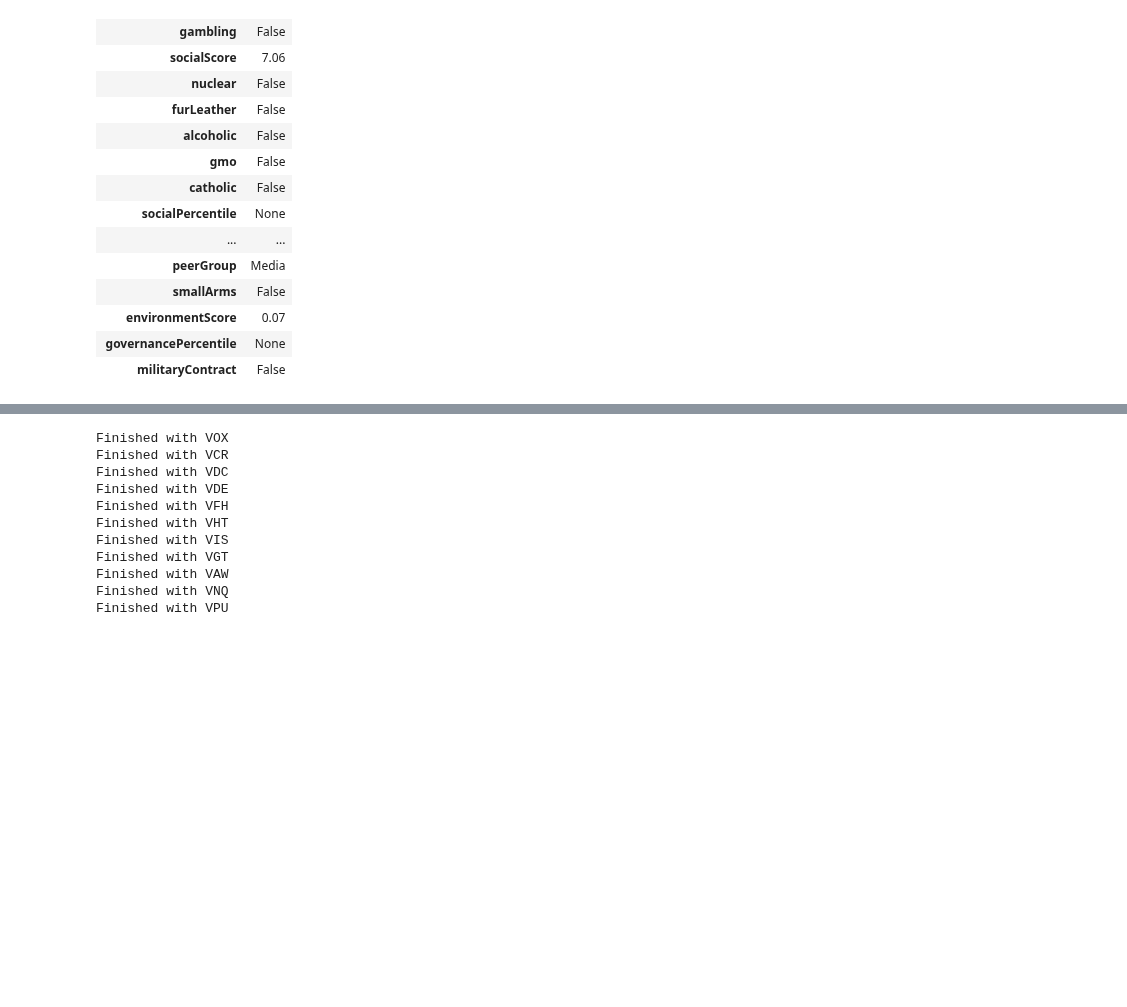
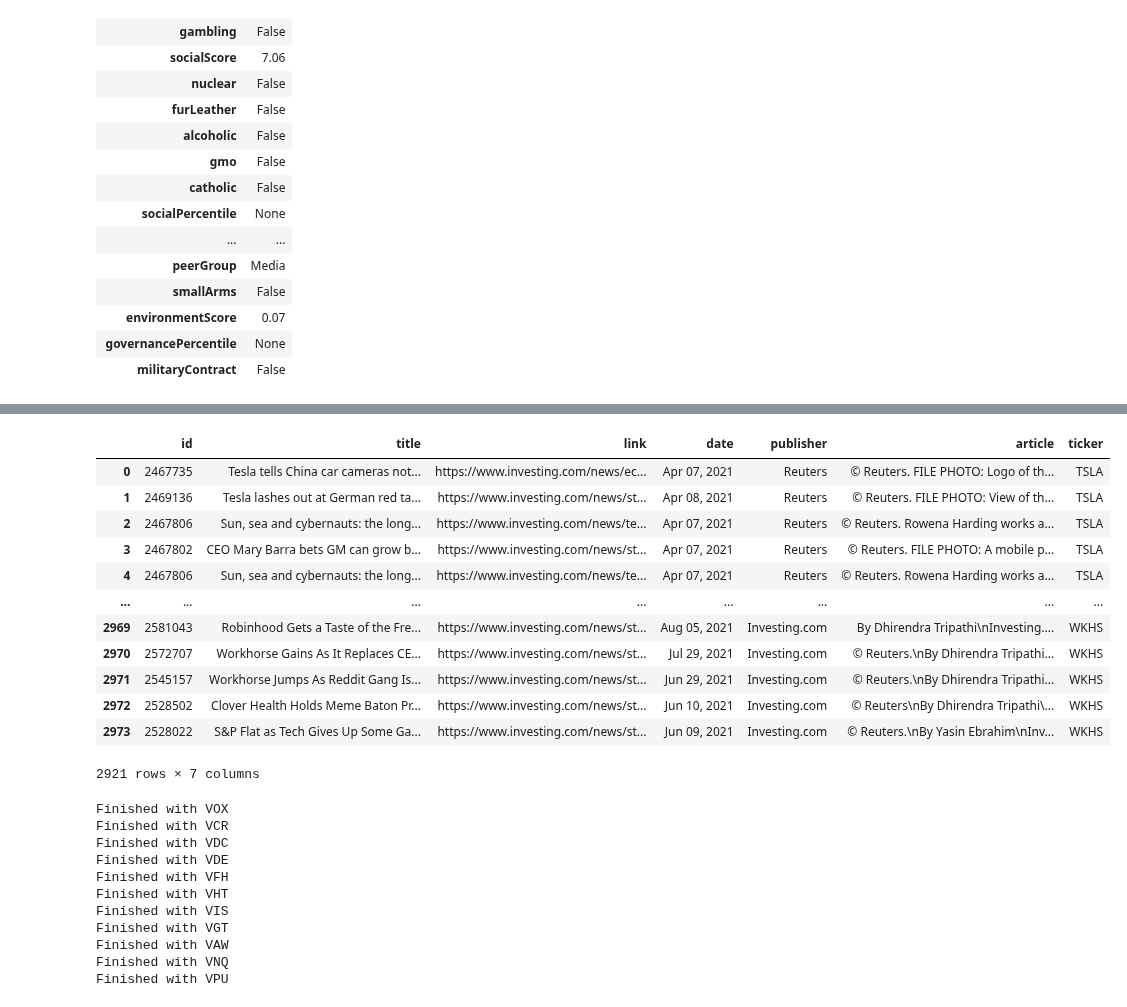
Before and after one commit to kyle-rgb/Discord_Project, a Jupyter notebook: notebooks/Data_Cleaning.ipynb, the cells around one changed output, grey strips where cells are left out. Saved outputs shown, nothing was run; the diff lists cells and outputs as text; code cells hidden in the pictures; blank space fills up the shorter version.

Commit message:
Article Scraper Data Checkpoint

```diff
--- a/notebooks/Data_Cleaning.ipynb
+++ b/notebooks/Data_Cleaning.ipynb
@@ -2642,0 +2685,2 @@ dis_info
+# %%
+caps["pageLoadStrategy"] = "eager"
@@ -2642,0 +2689,2 @@ dis_info
+# %%
+test_df = pd.DataFrame()
@@ -2642,0 +2783,5 @@ dis_info
+# %%
+pat = re.compile("\?cid=\d+")
+# %%
+co_array= [{"company":"PFE", "start":250, "stop":75,  "url": "https://www.investing.com/equities/pfizer-news"},
+]
@@ -2643,3 +2853,19 @@ dis_info
+# %%
+test_df
+# %% [output]
+|  | id | title | link | date | publisher | article | ticker |
+| 0 | 2467735 | Tesla tells China car cameras not... | https://www.investing.com/news/ec... | Apr 07, 2021 | Reuters | © Reuters. FILE PHOTO: Logo of th... | TSLA |
+| 1 | 2469136 | Tesla lashes out at German red ta... | https://www.investing.com/news/st... | Apr 08, 2021 | Reuters | © Reuters. FILE PHOTO: View of th... | TSLA |
+| 2 | 2467806 | Sun, sea and cybernauts: the long... | https://www.investing.com/news/te... | Apr 07, 2021 | Reuters | © Reuters. Rowena Harding works a... | TSLA |
+| 3 | 2467802 | CEO Mary Barra bets GM can grow b... | https://www.investing.com/news/st... | Apr 07, 2021 | Reuters | © Reuters. FILE PHOTO: A mobile p... | TSLA |
+| 4 | 2467806 | Sun, sea and cybernauts: the long... | https://www.investing.com/news/te... | Apr 07, 2021 | Reuters | © Reuters. Rowena Harding works a... | TSLA |
+| ... | ... | ... | ... | ... | ... | ... | ... |
+| 2969 | 2581043 | Robinhood Gets a Taste of the Fre... | https://www.investing.com/news/st... | Aug 05, 2021 | Investing.com | By Dhirendra Tripathi\nInvesting.... | WKHS |
+| 2970 | 2572707 | Workhorse Gains As It Replaces CE... | https://www.investing.com/news/st... | Jul 29, 2021 | Investing.com | © Reuters.\nBy Dhirendra Tripathi... | WKHS |
+| 2971 | 2545157 | Workhorse Jumps As Reddit Gang Is... | https://www.investing.com/news/st... | Jun 29, 2021 | Investing.com | © Reuters.\nBy Dhirendra Tripathi... | WKHS |
+| 2972 | 2528502 | Clover Health Holds Meme Baton Pr... | https://www.investing.com/news/st... | Jun 10, 2021 | Investing.com | © Reuters\nBy Dhirendra Tripathi\... | WKHS |
+| 2973 | 2528022 | S&P Flat as Tech Gives Up Some Ga... | https://www.investing.com/news/st... | Jun 09, 2021 | Investing.com | © Reuters.\nBy Yasin Ebrahim\nInv... | WKHS |
+2921 rows × 7 columns
 # %%
 # Vanguard GICS Sectors
 gics_sectors = {"Communication Services ETF":	"VOX",
```
Also changed, not shown: parts of 16 cells of this notebook, 1 other file.
